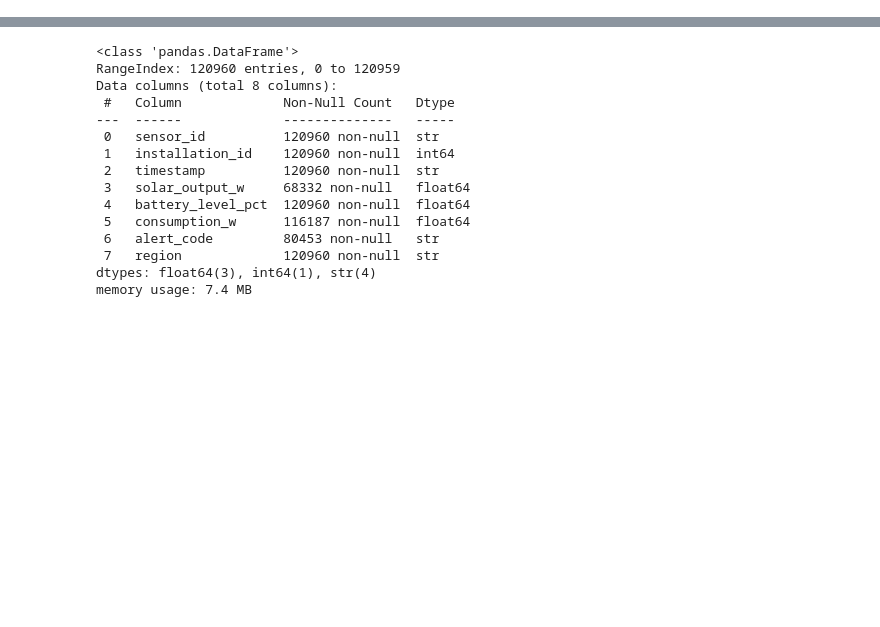
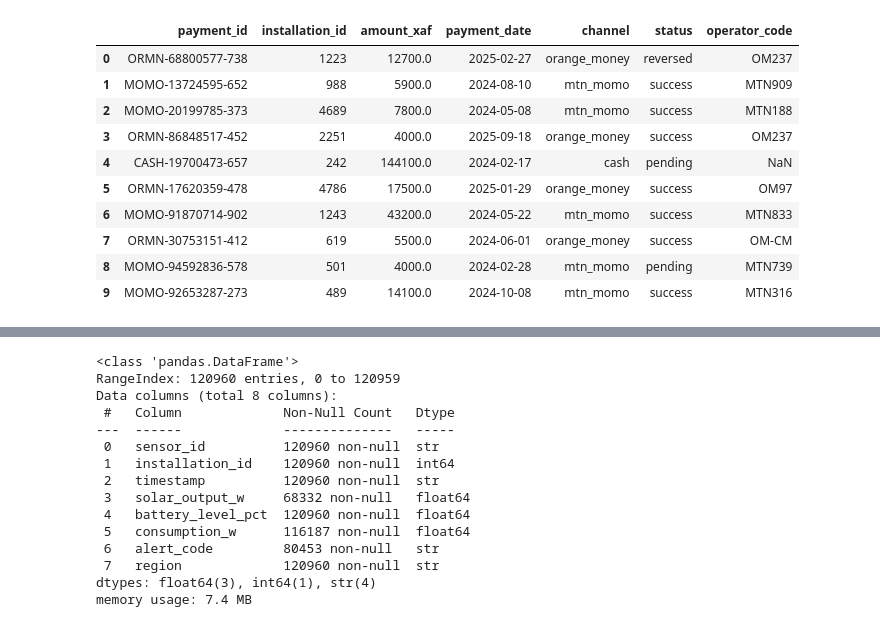
Before and after one commit to Codeur63/Projet-2-Data-Engineer, a Jupyter notebook: notebooks/audit-data.ipynb, the cells around one changed output, grey strips where cells are left out. Saved outputs shown, nothing was run; the diff lists cells and outputs as text; code cells hidden in the pictures; blank space fills up the shorter version.

```diff
--- a/notebooks/audit-data.ipynb
+++ b/notebooks/audit-data.ipynb
@@ -6,3 +6,21 @@ from datetime import datetime, timezone;
 
 
 df_telemetry = pd.read_csv("../data/raw/sensors_telemetry.csv")
+df_graph = pd.read_csv("../data/raw/network_graph.csv")
+df_distributor = pd.read_csv('../data/raw/network_nodes_distributors.csv')
+df_technicians = pd.read_csv('../data/raw/network_nodes_technicians.csv')
+df_payments = pd.read_csv('../data/raw/payments.csv')
+# %%
+df_payments.head(10)
+# %% [output]
+|  | payment_id | installation_id | amount_xaf | payment_date | channel | status | operator_code |
+| 0 | ORMN-68800577-738 | 1223 | 12700.0 | 2025-02-27 | orange_money | reversed | OM237 |
+| 1 | MOMO-13724595-652 | 988 | 5900.0 | 2024-08-10 | mtn_momo | success | MTN909 |
+| 2 | MOMO-20199785-373 | 4689 | 7800.0 | 2024-05-08 | mtn_momo | success | MTN188 |
+| 3 | ORMN-86848517-452 | 2251 | 4000.0 | 2025-09-18 | orange_money | success | OM237 |
+| 4 | CASH-19700473-657 | 242 | 144100.0 | 2024-02-17 | cash | pending | NaN |
+| 5 | ORMN-17620359-478 | 4786 | 17500.0 | 2025-01-29 | orange_money | success | OM97 |
+| 6 | MOMO-91870714-902 | 1243 | 43200.0 | 2024-05-22 | mtn_momo | success | MTN833 |
+| 7 | ORMN-30753151-412 | 619 | 5500.0 | 2024-06-01 | orange_money | success | OM-CM |
+| 8 | MOMO-94592836-578 | 501 | 4000.0 | 2024-02-28 | mtn_momo | pending | MTN739 |
+| 9 | MOMO-92653287-273 | 489 | 14100.0 | 2024-10-08 | mtn_momo | success | MTN316 |
```
Also changed, not shown: parts of 12 cells of this notebook.
